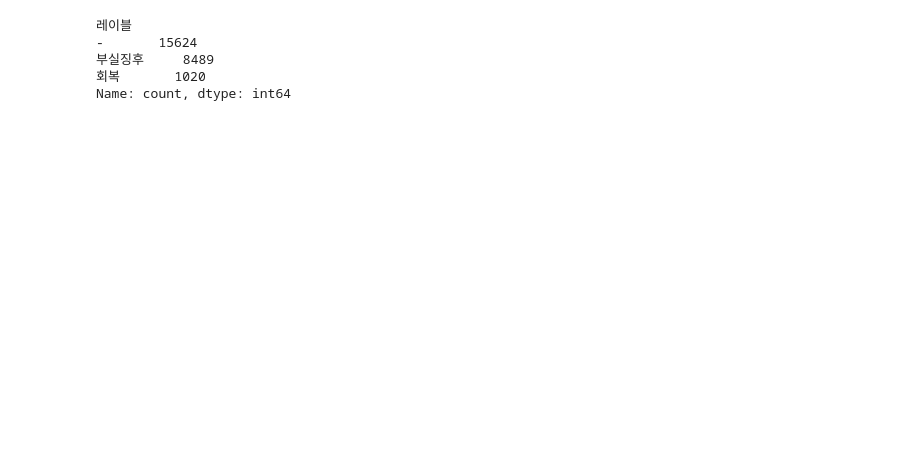
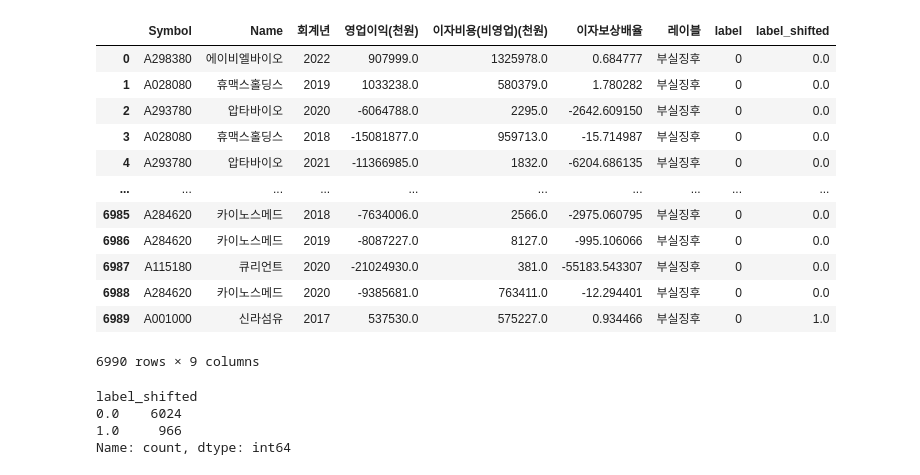
Before and after one commit to minxzzy/Project2, a Jupyter notebook: info.ipynb, the cells around one changed output. Saved outputs shown, nothing was run; the diff lists cells and outputs as text; code cells hidden in the pictures; blank space fills up the shorter version.

```diff
--- a/info.ipynb
+++ b/info.ipynb
@@ -28,8 +22,24 @@ df
+# %%
+df = pd.merge(list, data, on=['Symbol','Name','회계년'], how='left')
+df
+# %% [output]
+|  | Symbol | Name | 회계년 | 영업이익(천원) | 이자비용(비영업)(천원) | 이자보상배율 | 레이블 | label | label_shifted |
+| 0 | A298380 | 에이비엘바이오 | 2022 | 907999.0 | 1325978.0 | 0.684777 | 부실징후 | 0 | 0.0 |
+| 1 | A028080 | 휴맥스홀딩스 | 2019 | 1033238.0 | 580379.0 | 1.780282 | 부실징후 | 0 | 0.0 |
+| 2 | A293780 | 압타바이오 | 2020 | -6064788.0 | 2295.0 | -2642.609150 | 부실징후 | 0 | 0.0 |
+| 3 | A028080 | 휴맥스홀딩스 | 2018 | -15081877.0 | 959713.0 | -15.714987 | 부실징후 | 0 | 0.0 |
+| 4 | A293780 | 압타바이오 | 2021 | -11366985.0 | 1832.0 | -6204.686135 | 부실징후 | 0 | 0.0 |
+| ... | ... | ... | ... | ... | ... | ... | ... | ... | ... |
+| 6985 | A284620 | 카이노스메드 | 2018 | -7634006.0 | 2566.0 | -2975.060795 | 부실징후 | 0 | 0.0 |
+| 6986 | A284620 | 카이노스메드 | 2019 | -8087227.0 | 8127.0 | -995.106066 | 부실징후 | 0 | 0.0 |
+| 6987 | A115180 | 큐리언트 | 2020 | -21024930.0 | 381.0 | -55183.543307 | 부실징후 | 0 | 0.0 |
+| 6988 | A284620 | 카이노스메드 | 2020 | -9385681.0 | 763411.0 | -12.294401 | 부실징후 | 0 | 0.0 |
+| 6989 | A001000 | 신라섬유 | 2017 | 537530.0 | 575227.0 | 0.934466 | 부실징후 | 0 | 1.0 |
+6990 rows × 9 columns
 # %%
-df['레이블'].value_counts()
+df['label_shifted'].value_counts()
 # %% [output]
-레이블
--       15624
-부실징후     8489
-회복       1020
+label_shifted
+0.0    6024
+1.0     966
 Name: count, dtype: int64
```
Also changed, not shown: parts of 14 cells of this notebook, 2 other files.
